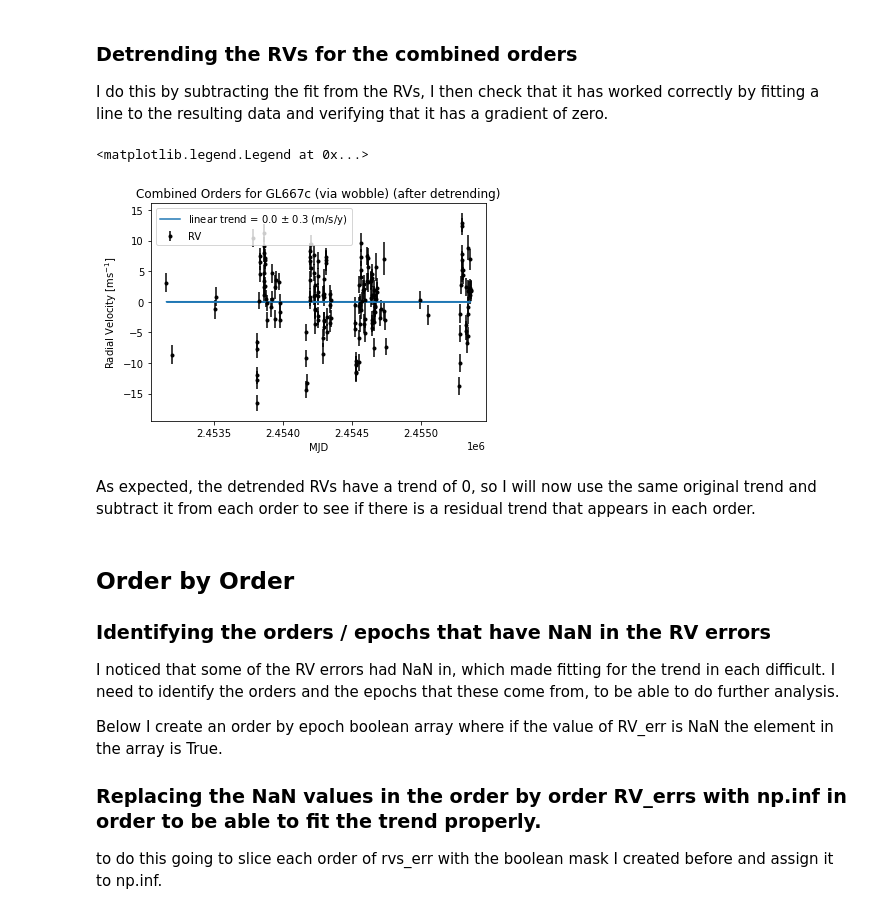
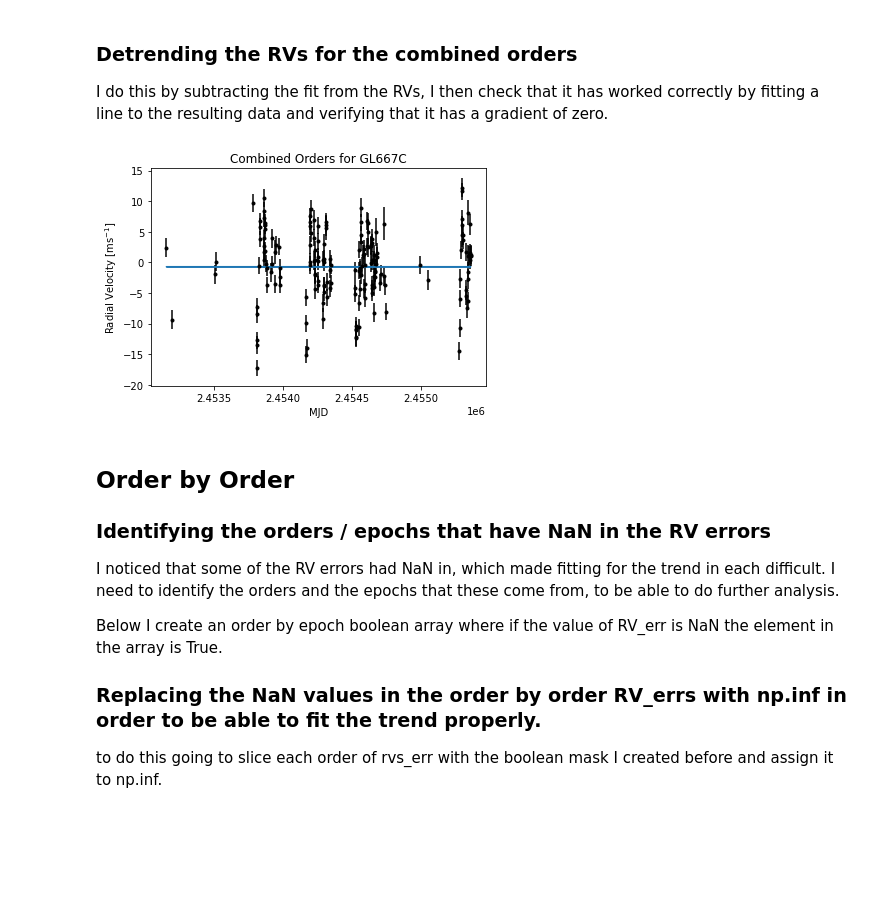
Before and after one commit to andrewjjolly/wobble_precision, a Jupyter notebook: order_by_order_lr20.ipynb, the cells around one changed output. Cells and saved outputs as stored; diff of their text form; code cells hidden in the pictures; blank space fills up the shorter version.

Commit message:
notebook in more sensible order - results script planned out

```diff
--- a/order_by_order_lr20.ipynb
+++ b/order_by_order_lr20.ipynb
@@ -163,6 +164,15 @@ lit_period_c = 28.1
 lit_period_f = 103.1
 lit_period_e = 62.24
 lit_period_g = 51.6
+# %%
+combined_order_rvs = np.array(results['RV'])
+combined_order_rvs = normalise_rvs(combined_order_rvs)
+combined_order_rvs_err = np.array(results['RV_err'])
+
+rvs_all_orders = create_rvs_array(results, no_of_orders)
+rvs_all_orders = normalise_rvs(rvs_all_orders)
+rvs_all_orders_err = create_rvs_err_array(results, no_of_orders)
+rvs_all_orders_err, rvs_err_nans = nan_to_inf(rvs_all_orders_err)
 # %% [markdown]
 ## The Combined Orders RVs from Wobble.
 
@@ -209,24 +186,11 @@ plot_rvs(times, rvs, rvs_err, "GL667C")
 
 I do this by subtracting the fit from the RVs, I then check that it has worked correctly by fitting a line to the resulting data and verifying that it has a gradient of zero.
 # %%
-detrended_rvs, rvs_trend, rvs_trend_err = detrend_rvs(times, rvs, rvs_err)
+detrended_rvs, rvs_trend, rvs_trend_err = detrend_rvs(times, combined_order_rvs, combined_order_rvs_err)
-# %%
-popt_detrended, pcov_detrended = curve_fit(straight_line, times, detrended_rvs, sigma = rvs_err)
-perr_detrended = np.sqrt(np.diag(pcov_detrended))
-detrended_year_rounded = np.around((popt_detrended[0]*365.25), decimals = 1)
-detrended_year_rounded_err = np.around((perr_detrended[0]*365.25), decimals = 1)
-plt.figure()
-plt.errorbar(times, detrended_rvs, rvs_err, fmt='.k', label='RV')
-plt.plot(times, straight_line(times, popt_detrended[0], popt_detrended[1]), label='linear trend = {0} $\pm$ {1} (m/s/y)'.format(detrended_year_rounded, detrended_year_rounded_err))
-plt.title('Combined Orders for {} (after detrending)'.format(star_name))
-plt.ylabel('Radial Velocity [ms$^{-1}$]')
-plt.xlabel('MJD')
-plt.legend()
-# %% [output]
-<matplotlib.legend.Legend at 0x...>
-[figure, removed]
-# %% [markdown]
-As expected, the detrended RVs have a trend of 0, so I will now use the same original trend and subtract it from each order to see if there is a residual trend that appears in each order.
+# %%
+plot_rvs(times, detrended_rvs, combined_order_rvs_err, 'GL667C')
+# %% [output]
+[figure, added]
 # %% [markdown]
 ## Order by Order
 ### Identifying the orders / epochs that have NaN in the RV errors
```
Also changed, not shown: parts of 18 cells of this notebook, 1 other file.
